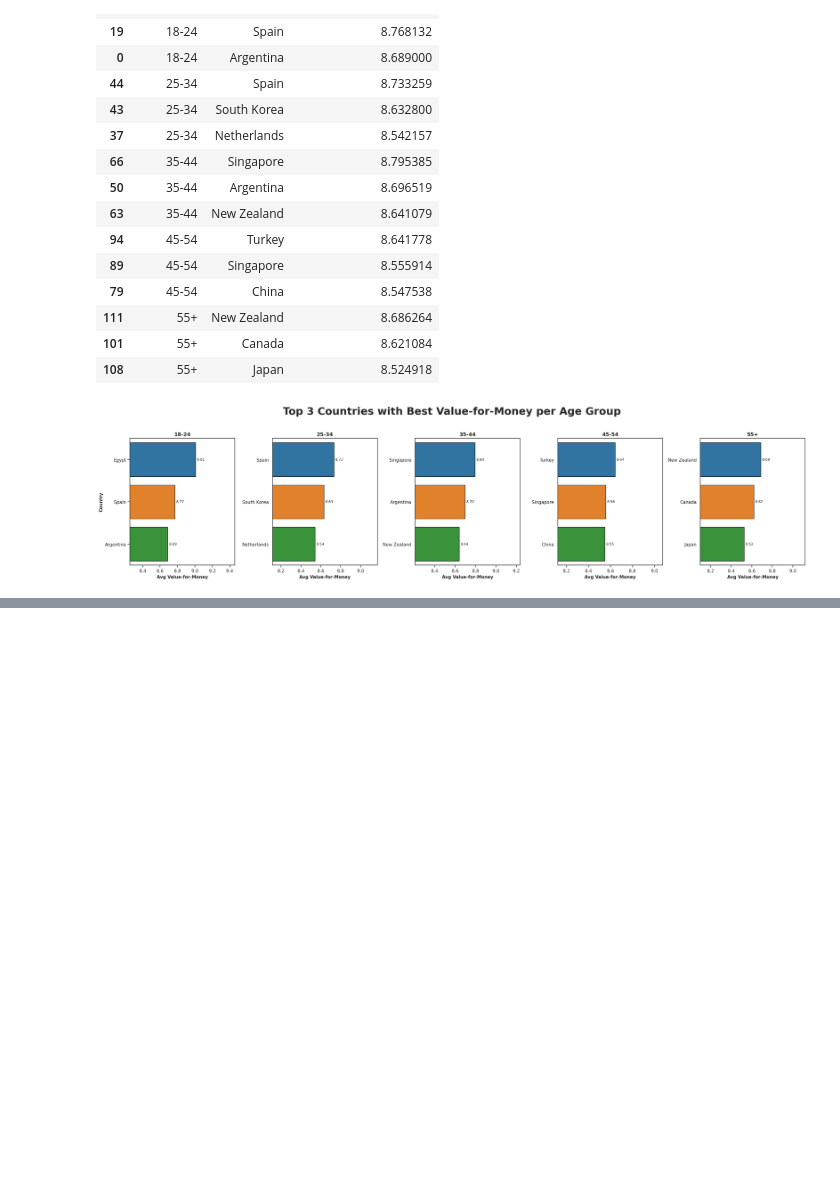
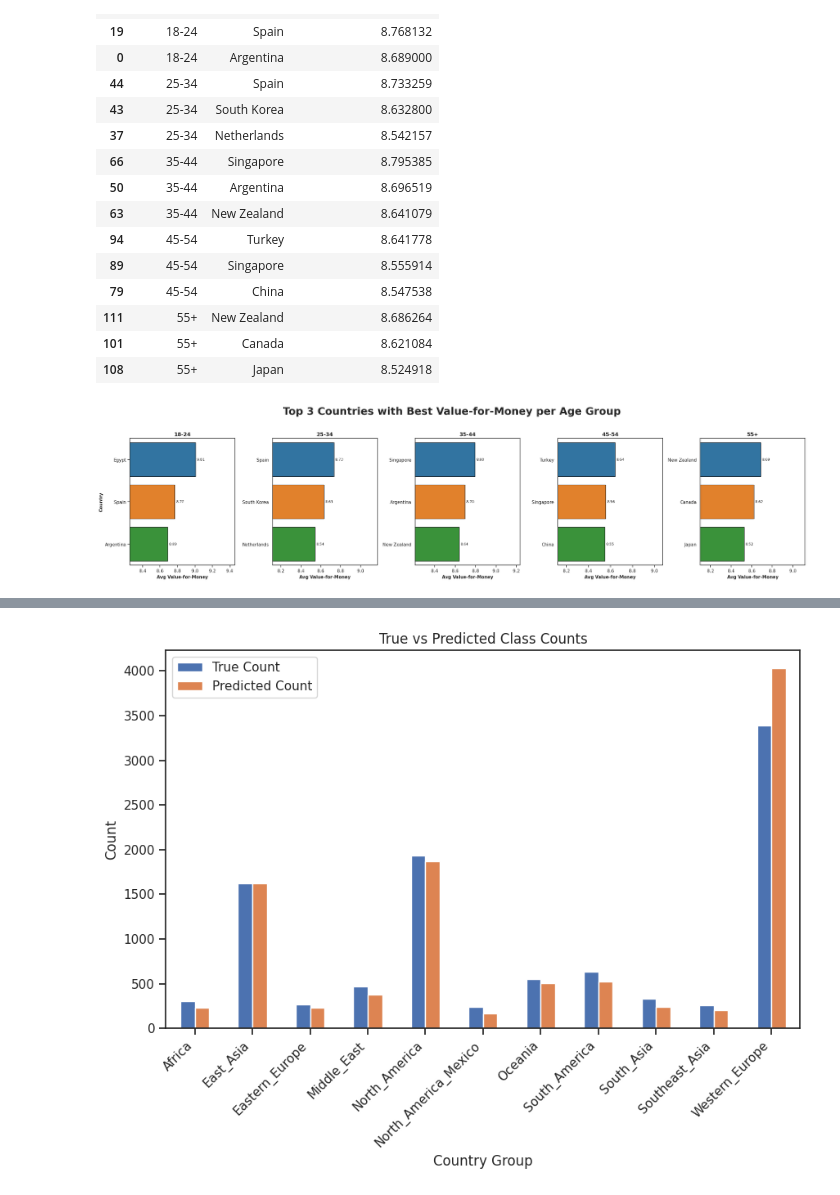
Before and after one commit to helguindy/hotel-booking-analytics, a Jupyter notebook: notebooks/habiba.ipynb, the cells around one changed output, grey strips where cells are left out. Drawn from its saved outputs; the diff is of its cells as text; code cells hidden in the pictures; blank space fills up the shorter version.

```diff
--- a/notebooks/habiba.ipynb
+++ b/notebooks/habiba.ipynb
@@ -287,0 +308,24 @@ plt.show()
+# %%
+from sklearn.ensemble import RandomForestClassifier
+from sklearn.metrics import (
+    accuracy_score,
+    precision_score,
+    recall_score,
+    f1_score,
+    classification_report,
+    confusion_matrix
+)
+import seaborn as sns
+import matplotlib.pyplot as plt
+
+rf_model = RandomForestClassifier(
+    n_estimators=200,
+    max_depth= None,
+    min_samples_split=3,
+    class_weight= 'balanced',
+    min_samples_leaf=2,
+    random_state=42
+)
+rf_model.fit(X_train, y_train)
+
+y_pred = rf_model.predict(X_test)
@@ -287,0 +399,18 @@ plt.show()
+# %%
+# True vs Predicted comparison
+true_counts = pd.Series(y_test).value_counts().sort_index()
+pred_counts = pd.Series(y_pred).value_counts().sort_index()
+
+comparison_df = pd.DataFrame({
+    'True Count': true_counts,
+    'Predicted Count': pred_counts
+}).fillna(0)
+
+comparison_df.plot(kind='bar', figsize=(10,6))
+plt.title("True vs Predicted Class Counts")
+plt.xlabel("Country Group")
+plt.ylabel("Count")
+plt.xticks(rotation=45, ha='right')
+plt.show()
+# %% [output]
+[figure, added]
```
Also changed, not shown: parts of 7 cells of this notebook.
